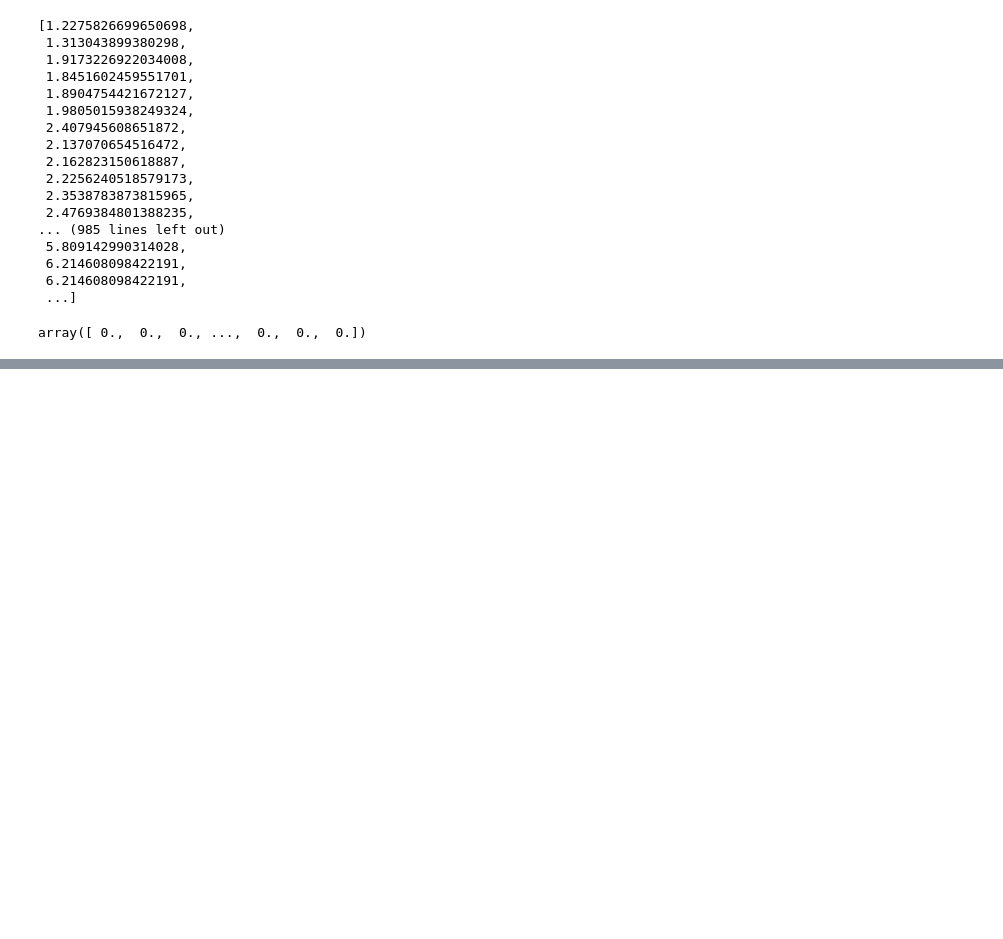
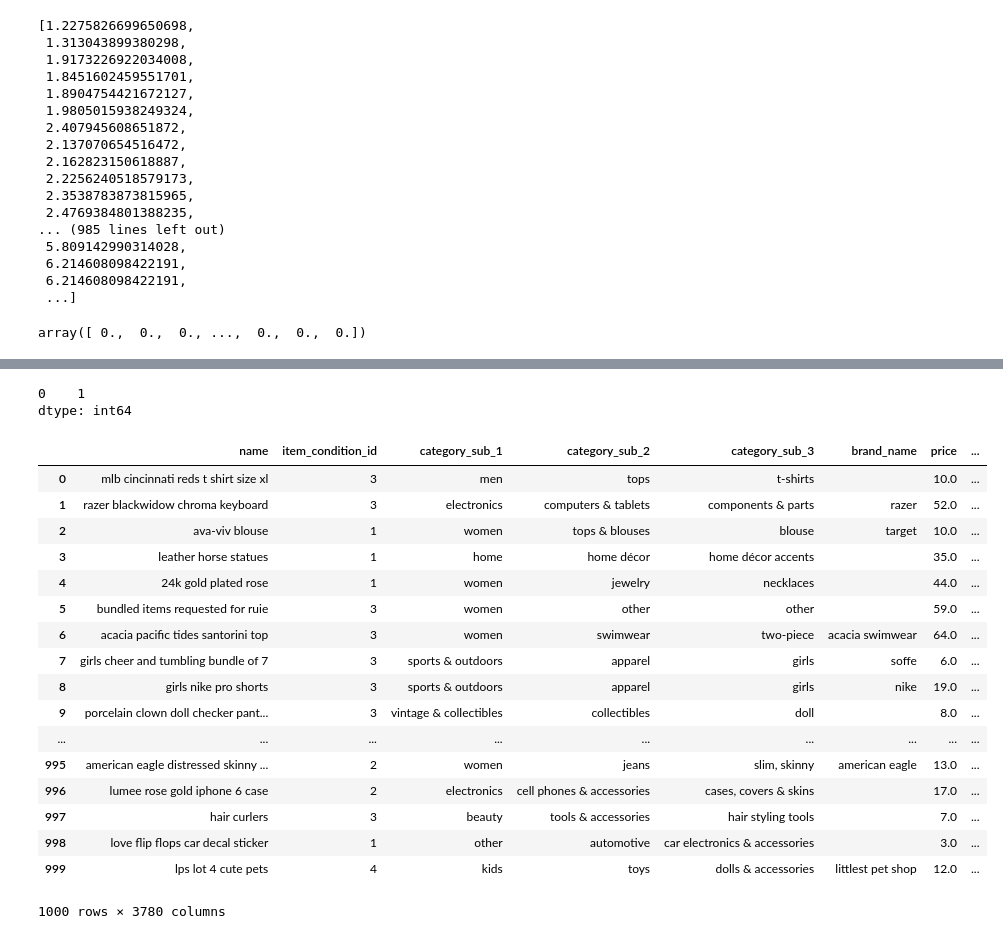
Before and after one commit to vatsalchanana/ProductPricePrediction, a Jupyter notebook: MercariPreprocessing.ipynb, the cells around one changed output, grey strips where cells are left out. Saved outputs shown, nothing was run; the diff lists cells and outputs as text; code cells hidden in the pictures; blank space fills up the shorter version.

```diff
--- a/MercariPreprocessing.ipynb
+++ b/MercariPreprocessing.ipynb
@@ -249,0 +264,2 @@ short_df
+# %%
+short_df['shipping'] = short_df['shipping'].fillna(0)
@@ -249,0 +284,30 @@ short_df
+# %%
+short_df['item_condition_id'].mode()
+# %% [output]
+0    1
+dtype: int64
+# %%
+short_df['item_condition_id'] = short_df['item_condition_id'].fillna(1)
+# %%
+short_df = short_df.dropna(subset=['price'])
+# %%
+short_df
+# %% [output]
+|  | name | item_condition_id | category_sub_1 | category_sub_2 | category_sub_3 | brand_name | price | ... |
+| 0 | mlb cincinnati reds t shirt size xl | 3 | men | tops | t-shirts |  | 10.0 | ... |
+| 1 | razer blackwidow chroma keyboard | 3 | electronics | computers & tablets | components & parts | razer | 52.0 | ... |
+| 2 | ava-viv blouse | 1 | women | tops & blouses | blouse | target | 10.0 | ... |
+| 3 | leather horse statues | 1 | home | home décor | home décor accents |  | 35.0 | ... |
+| 4 | 24k gold plated rose | 1 | women | jewelry | necklaces |  | 44.0 | ... |
+| 5 | bundled items requested for ruie | 3 | women | other | other |  | 59.0 | ... |
+| 6 | acacia pacific tides santorini top | 3 | women | swimwear | two-piece | acacia swimwear | 64.0 | ... |
+| 7 | girls cheer and tumbling bundle of 7 | 3 | sports & outdoors | apparel | girls | soffe | 6.0 | ... |
+| 8 | girls nike pro shorts | 3 | sports & outdoors | apparel | girls | nike | 19.0 | ... |
+| 9 | porcelain clown doll checker pant... | 3 | vintage & collectibles | collectibles | doll |  | 8.0 | ... |
+| ... | ... | ... | ... | ... | ... | ... | ... | ... |
+| 995 | american eagle distressed skinny ... | 2 | women | jeans | slim, skinny | american eagle | 13.0 | ... |
+| 996 | lumee rose gold iphone 6 case | 2 | electronics | cell phones & accessories | cases, covers & skins |  | 17.0 | ... |
+| 997 | hair curlers | 3 | beauty | tools & accessories | hair styling tools |  | 7.0 | ... |
+| 998 | love flip flops car decal sticker | 1 | other | automotive | car electronics & accessories |  | 3.0 | ... |
+| 999 | lps lot 4 cute pets | 4 | kids | toys | dolls & accessories | littlest pet shop | 12.0 | ... |
+1000 rows × 3780 columns
```
Also changed, not shown: parts of 12 cells of this notebook.
